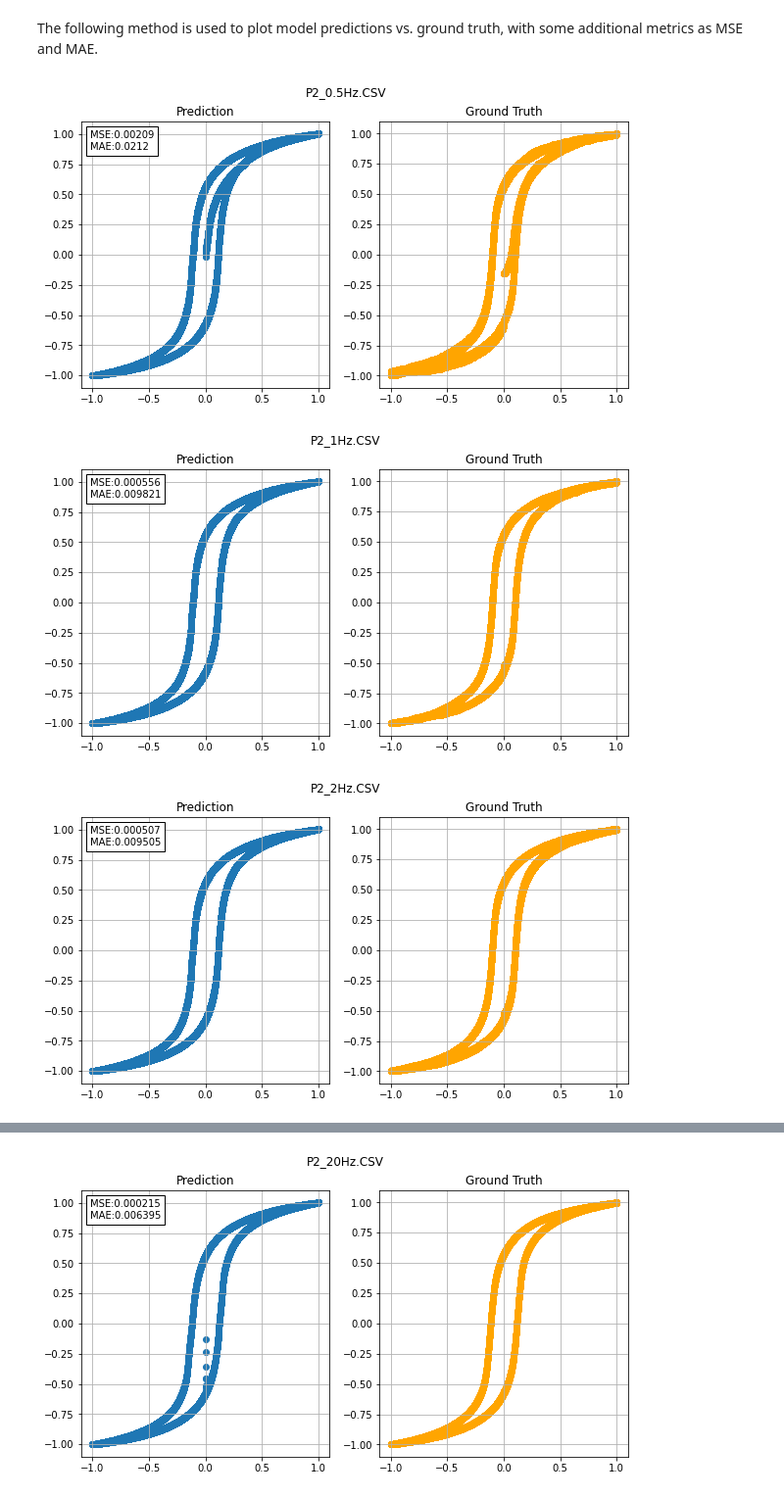
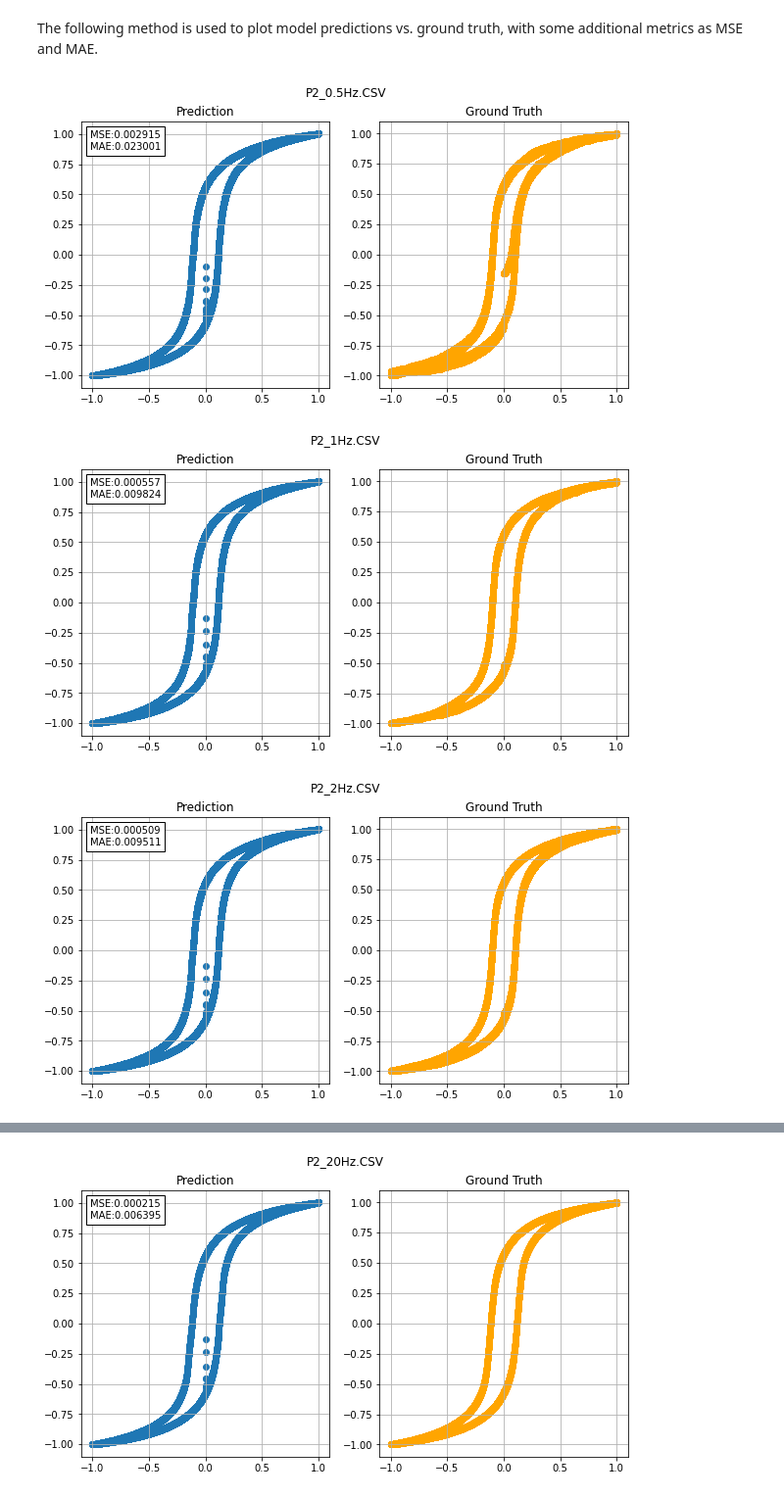
Before and after one commit to olivieromassi/Hysteresis-Modelling-with-Neural-Networks, a Jupyter notebook: PreisachRNNModelTraining.ipynb, the cells around one changed output, grey strips where cells are left out. Shown at 98% size. Cells and saved outputs as stored; diff of their text form; code cells hidden in the pictures.

Commit message:
Reset states before each prediction

```diff
--- a/PreisachRNNModelTraining.ipynb
+++ b/PreisachRNNModelTraining.ipynb
@@ -379,6 +379,8 @@ prediction_model.load_weights(filename, by_name=True, skip_mismatch=True)
 # Prediction comparisons:
 # %% [markdown]
 The following method is used to plot model predictions vs. ground truth, with some additional metrics as MSE and MAE.
+# %%
+prediction_model.load_weights('/content/PreisachRNN_12_units_seq_len_20_stateful_True_first_magnetization_True_subsampling_False_repeated_1_epochs_10.h5', by_name=True, skip_mismatch=True)
 # %%
 from sklearn.metrics import mean_squared_error, mean_absolute_error
 from matplotlib.offsetbox import AnchoredText
@@ -403,30 +405,35 @@ def plot_prediction(prediction, ground_truth, input_signal, frequency):
 # %%
 ############# DEBUG ###############
 ## PREDICTIONS OVER TRAINING DATA #
 
 # Testing the model on the validation data, to have an idea of what it is learning
 model_predictions = {}
 y_pred = []
 
 prediction_model.reset_states()
 
 for freq in train_dataset:
     x_signal = np.array(train_dataset[freq][['H']])
     # Divide the signal in batches
     x = x_signal.reshape(-1, seq_len)
     y_pred = []
     for el in x:
         y_pred.append(prediction_model.predict([np.expand_dims(el, axis=0), np.gradient(np.expand_dims(el, axis=0), axis=1)]))
 
     # Reshape batch predictions into a single array
     y_pred = np.array(y_pred).reshape(-1, 1)
     y_true = train_dataset[freq]['B']
 
     # Store predictions into a dict to be written as a file
     model_predictions[freq] = y_pred.tolist()
 
+    # Reset the states after each frequency prediction
+    prediction_model.reset_states()
+    # Reset the Play Operators
+    prediction_model.get_layer(f'PreisachMemoryLayer_{pred_batch_size}').reset_first_batch
+
     plot_prediction(y_pred, y_true, x_signal, freq)
 # %% [output]
-[figure, old version]
+[figure, new version]
-[figure, old version]
+[figure, new version]
-[figure, old version]
+[figure, new version]
```
Also changed, not shown: parts of 2 cells of this notebook.
